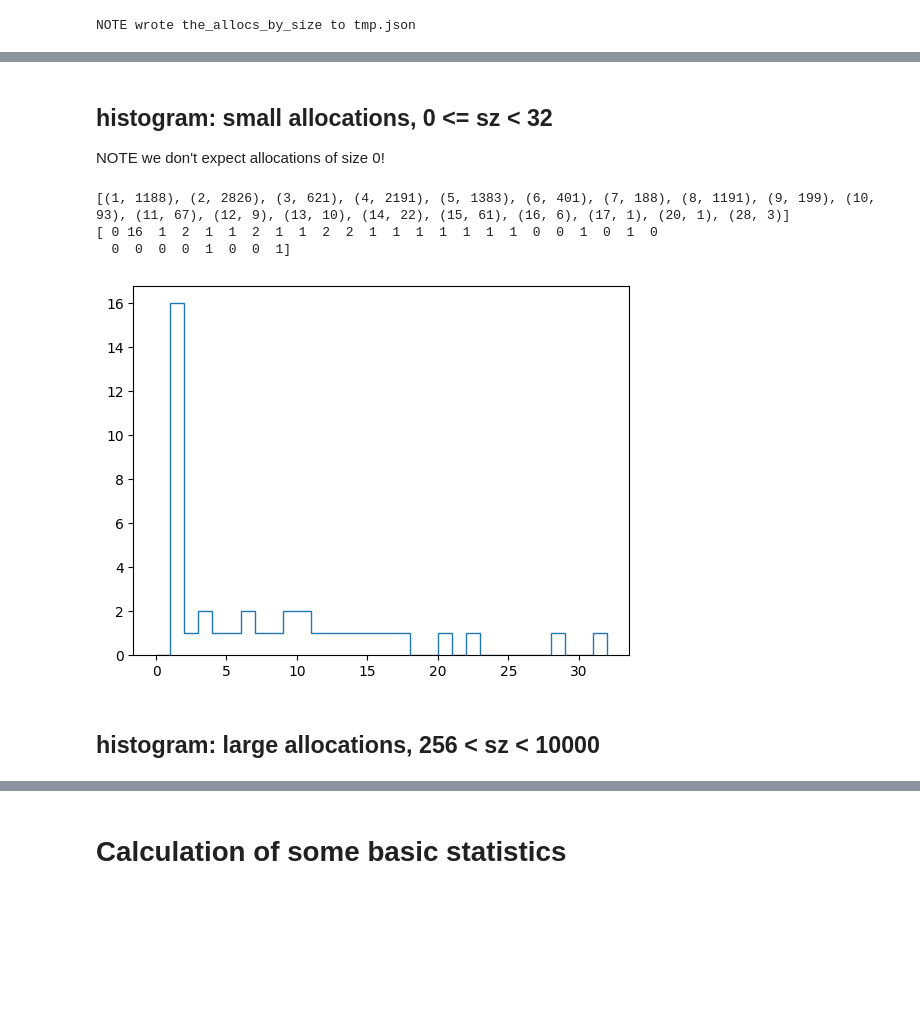
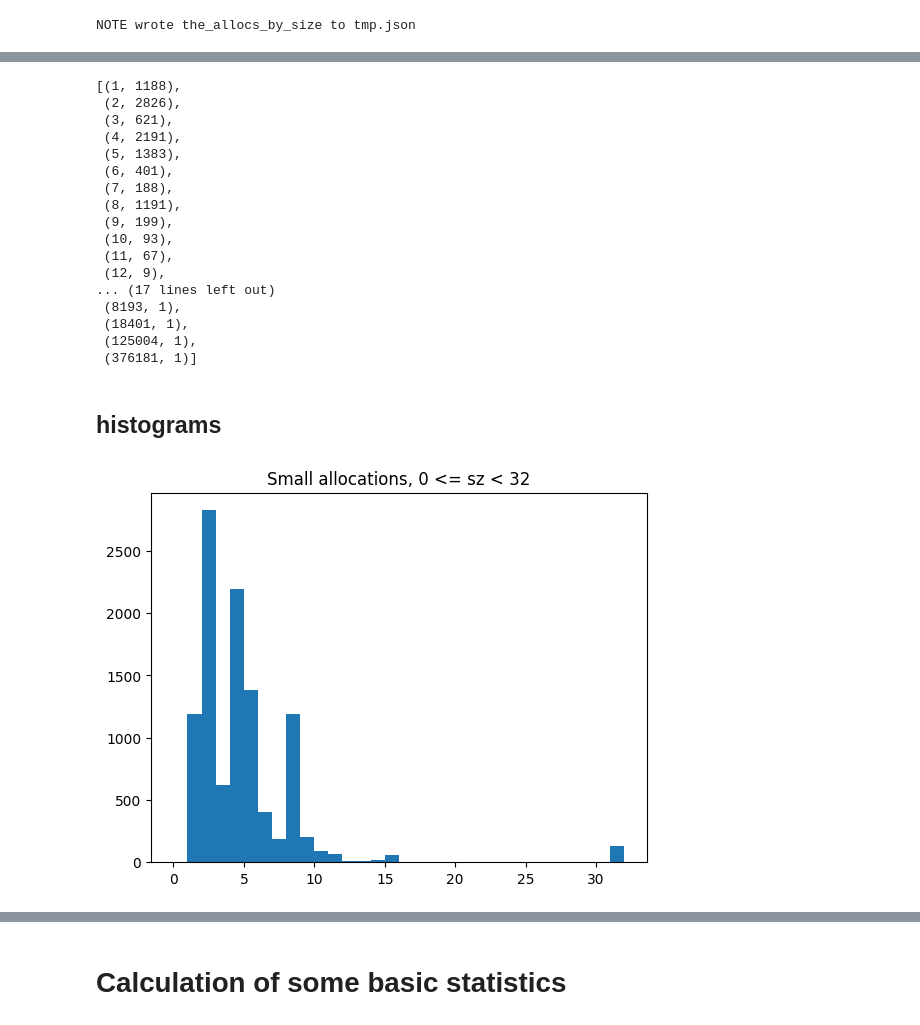
Before and after one commit to tomjridge/ocaml-alloc-stats, a Jupyter notebook: main.ipynb, the cells around one changed output, grey strips where cells are left out. Saved outputs shown, nothing was run; the diff lists cells and outputs as text; code cells hidden in the pictures; blank space fills up the shorter version.

```diff
--- a/main.ipynb
+++ b/main.ipynb
@@ -163,18 +124,27 @@ print(bins)
+# %%
+sorted(list(the_allocs_by_size.items())) # debug
+# %% [output]
+[(1, 1188),
+ (2, 2826),
+ (3, 621),
+ (4, 2191),
+ (5, 1383),
+ (6, 401),
+ (7, 188),
+ (8, 1191),
+ (9, 199),
+ (10, 93),
+ (11, 67),
+ (12, 9),
+... (17 lines left out)
+ (8193, 1),
+ (18401, 1),
+ (125004, 1),
+ (376181, 1)]
 # %% [markdown]
-## histogram: small allocations, 0 <= sz < 32
-
-NOTE we don't expect allocations of size 0!
+## histograms
 # %%
-expected = [ (k,the_allocs_by_size[k]) for k in the_allocs_by_size.keys() if k <32 ]
-print(expected)
-counts, bins = np.histogram(the_np_array,range=(0,32),bins=32)
-print(counts)
-plt.stairs(counts,bins) # FIXME this doesn't look right
-if debug: print(counts)
+plt.hist(np.array(the_trace),range=(0,32),bins=32)
+_ = plt.title("Small allocations, 0 <= sz < 32")
 # %% [output]
-[(1, 1188), (2, 2826), (3, 621), (4, 2191), (5, 1383), (6, 401), (7, 188), (8, 1191), (9, 199), (10, 93), (11, 67), (12, 9), (13, 10), (14, 22), (15, 61), (16, 6), (17, 1), (20, 1), (28, 3)]
-[ 0 16  1  2  1  1  2  1  1  2  2  1  1  1  1  1  1  1  0  0  1  0  1  0
-  0  0  0  0  1  0  0  1]
-[figure, old version]
+[figure, new version]
-# %% [markdown]
-## histogram: large allocations, 256 < sz < 10000
```
Also changed, not shown: parts of 9 cells of this notebook.
